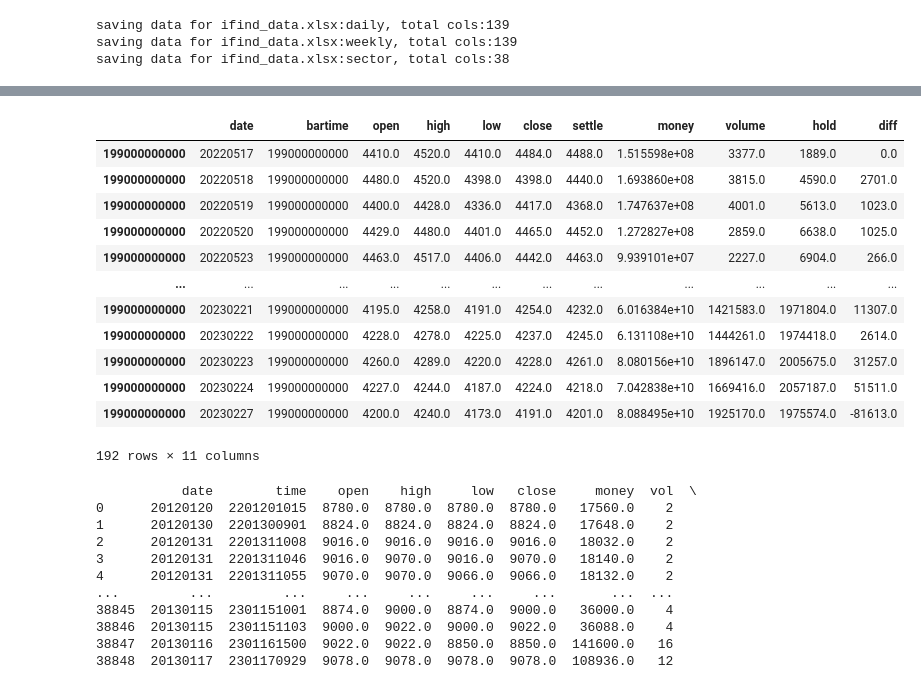
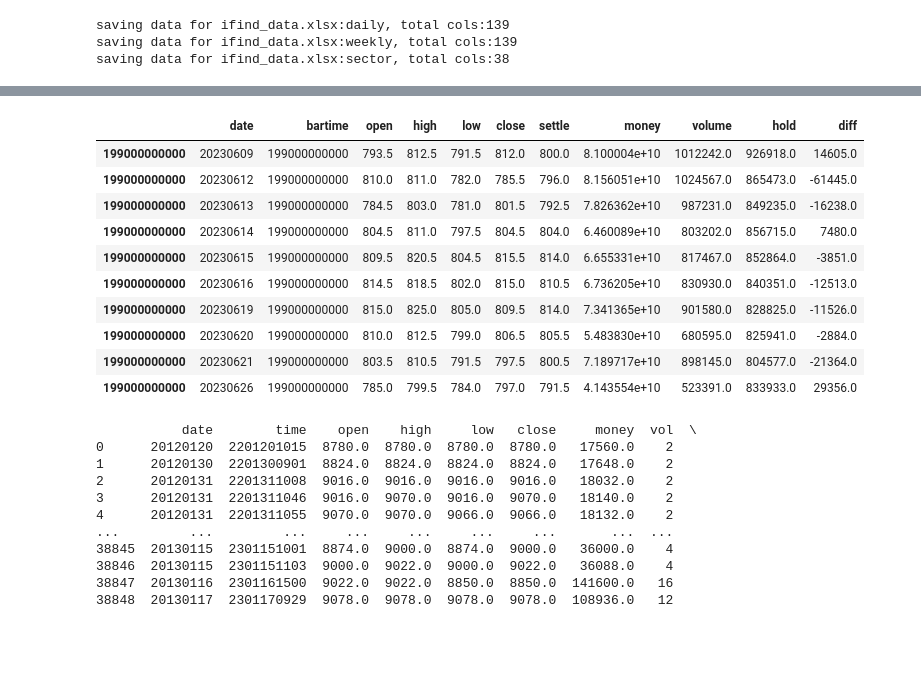
Before and after one commit to harvey1673/pyktrader3, a Jupyter notebook: bktest/data conversion to wtpy.ipynb, the cells around one changed output, grey strips where cells are left out. Saved outputs shown, nothing was run; the diff lists cells and outputs as text; code cells hidden in the pictures; blank space fills up the shorter version.

```diff
--- a/bktest/data conversion to wtpy.ipynb
+++ b/bktest/data conversion to wtpy.ipynb
@@ -89,27 +81,25 @@ save_ticks_to_wt_store(
         exclusion_list=[])
 # %%
 period = 'day'
-exch = 'SHFE'
-cont = 'rb2305'
+exch = 'DCE'
+cont = 'i2309'
 src_folder = 'c:/dev/wtdev/storage/his'
 filename = '%s/%s/%s/%s.dsb' % (src_folder, period, exch, cont)
 dtHelper = WtDataHelper()
 curr_df = dtHelper.read_dsb_bars(filename).to_df()
-curr_df
+curr_df.tail(10)
 # %% [output]
 |  | date | bartime | open | high | low | close | settle | money | volume | hold | diff |
-| 199000000000 | 20220517 | 199000000000 | 4410.0 | 4520.0 | 4410.0 | 4484.0 | 4488.0 | 1.515598e+08 | 3377.0 | 1889.0 | 0.0 |
-| 199000000000 | 20220518 | 199000000000 | 4480.0 | 4520.0 | 4398.0 | 4398.0 | 4440.0 | 1.693860e+08 | 3815.0 | 4590.0 | 2701.0 |
-| 199000000000 | 20220519 | 199000000000 | 4400.0 | 4428.0 | 4336.0 | 4417.0 | 4368.0 | 1.747637e+08 | 4001.0 | 5613.0 | 1023.0 |
-| 199000000000 | 20220520 | 199000000000 | 4429.0 | 4480.0 | 4401.0 | 4465.0 | 4452.0 | 1.272827e+08 | 2859.0 | 6638.0 | 1025.0 |
-| 199000000000 | 20220523 | 199000000000 | 4463.0 | 4517.0 | 4406.0 | 4442.0 | 4463.0 | 9.939101e+07 | 2227.0 | 6904.0 | 266.0 |
-| ... | ... | ... | ... | ... | ... | ... | ... | ... | ... | ... | ... |
-| 199000000000 | 20230221 | 199000000000 | 4195.0 | 4258.0 | 4191.0 | 4254.0 | 4232.0 | 6.016384e+10 | 1421583.0 | 1971804.0 | 11307.0 |
-| 199000000000 | 20230222 | 199000000000 | 4228.0 | 4278.0 | 4225.0 | 4237.0 | 4245.0 | 6.131108e+10 | 1444261.0 | 1974418.0 | 2614.0 |
-| 199000000000 | 20230223 | 199000000000 | 4260.0 | 4289.0 | 4220.0 | 4228.0 | 4261.0 | 8.080156e+10 | 1896147.0 | 2005675.0 | 31257.0 |
-| 199000000000 | 20230224 | 199000000000 | 4227.0 | 4244.0 | 4187.0 | 4224.0 | 4218.0 | 7.042838e+10 | 1669416.0 | 2057187.0 | 51511.0 |
-| 199000000000 | 20230227 | 199000000000 | 4200.0 | 4240.0 | 4173.0 | 4191.0 | 4201.0 | 8.088495e+10 | 1925170.0 | 1975574.0 | -81613.0 |
+| 199000000000 | 20230609 | 199000000000 | 793.5 | 812.5 | 791.5 | 812.0 | 800.0 | 8.100004e+10 | 1012242.0 | 926918.0 | 14605.0 |
+| 199000000000 | 20230612 | 199000000000 | 810.0 | 811.0 | 782.0 | 785.5 | 796.0 | 8.156051e+10 | 1024567.0 | 865473.0 | -61445.0 |
+| 199000000000 | 20230613 | 199000000000 | 784.5 | 803.0 | 781.0 | 801.5 | 792.5 | 7.826362e+10 | 987231.0 | 849235.0 | -16238.0 |
+| 199000000000 | 20230614 | 199000000000 | 804.5 | 811.0 | 797.5 | 804.5 | 804.0 | 6.460089e+10 | 803202.0 | 856715.0 | 7480.0 |
+| 199000000000 | 20230615 | 199000000000 | 809.5 | 820.5 | 804.5 | 815.5 | 814.0 | 6.655331e+10 | 817467.0 | 852864.0 | -3851.0 |
+| 199000000000 | 20230616 | 199000000000 | 814.5 | 818.5 | 802.0 | 815.0 | 810.5 | 6.736205e+10 | 830930.0 | 840351.0 | -12513.0 |
+| 199000000000 | 20230619 | 199000000000 | 815.0 | 825.0 | 805.0 | 809.5 | 814.0 | 7.341365e+10 | 901580.0 | 828825.0 | -11526.0 |
+| 199000000000 | 20230620 | 199000000000 | 810.0 | 812.5 | 799.0 | 806.5 | 805.5 | 5.483830e+10 | 680595.0 | 825941.0 | -2884.0 |
+| 199000000000 | 20230621 | 199000000000 | 803.5 | 810.5 | 791.5 | 797.5 | 800.5 | 7.189717e+10 | 898145.0 | 804577.0 | -21364.0 |
+| 199000000000 | 20230626 | 199000000000 | 785.0 | 799.5 | 784.0 | 797.0 | 791.5 | 4.143554e+10 | 523391.0 | 833933.0 | 29356.0 |
-192 rows × 11 columns
 # %%
 sdate = datetime.date(2000,1,1)
 edate = datetime.date(2022,9,30)
```
Also changed, not shown: parts of 3 cells of this notebook, 4 other files.
